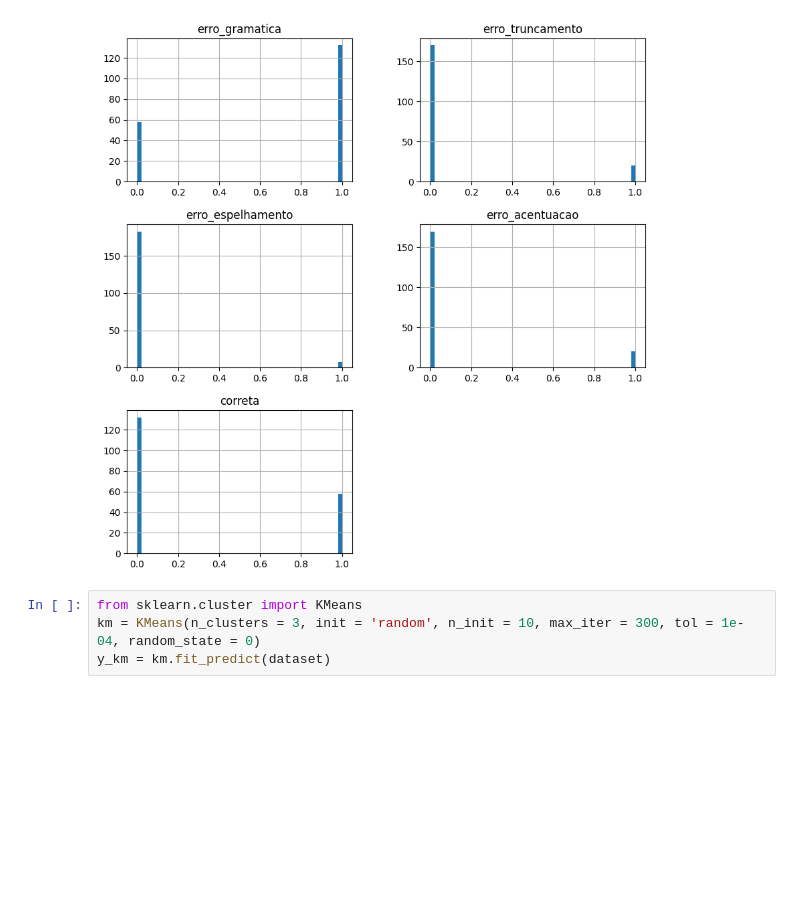
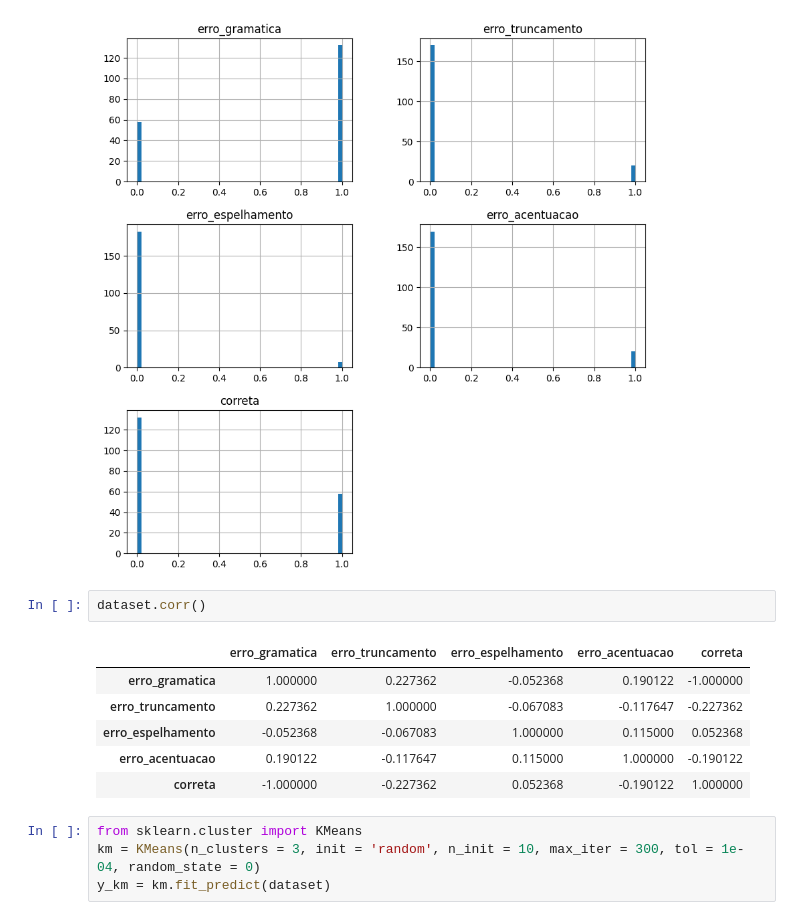
Before and after one commit to luigill/tcc-cluster, a Jupyter notebook: source/cluster-words-alfaba.ipynb, the cells around one changed output. Cells and saved outputs as stored; diff of their text form; blank space fills up the shorter version.

```diff
--- a/source/cluster-words-alfaba.ipynb
+++ b/source/cluster-words-alfaba.ipynb
@@ -39,6 +39,15 @@ dataset.hist(figsize=(10, 10), bins=50)
 plt.show()
 # %% [output]
 [figure]
+# %%
+dataset.corr()
+# %% [output]
+|  | erro_gramatica | erro_truncamento | erro_espelhamento | erro_acentuacao | correta |
+| erro_gramatica | 1.000000 | 0.227362 | -0.052368 | 0.190122 | -1.000000 |
+| erro_truncamento | 0.227362 | 1.000000 | -0.067083 | -0.117647 | -0.227362 |
+| erro_espelhamento | -0.052368 | -0.067083 | 1.000000 | 0.115000 | 0.052368 |
+| erro_acentuacao | 0.190122 | -0.117647 | 0.115000 | 1.000000 | -0.190122 |
+| correta | -1.000000 | -0.227362 | 0.052368 | -0.190122 | 1.000000 |
 # %%
 from sklearn.cluster import KMeans
 km = KMeans(n_clusters = 3, init = 'random', n_init = 10, max_iter = 300, tol = 1e-04, random_state = 0)
```
Also changed, not shown: parts of 4 cells of this notebook, 2 other files.
